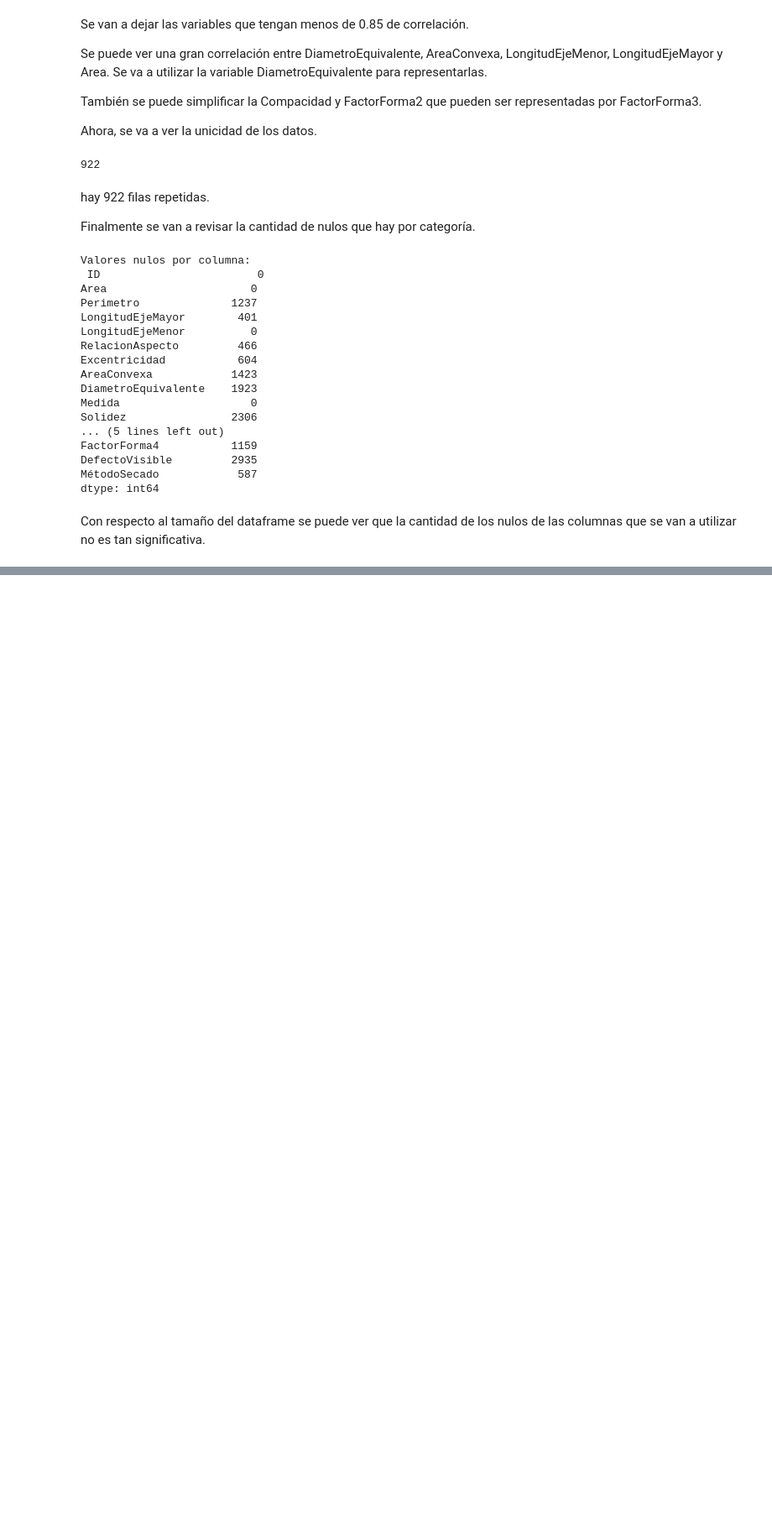
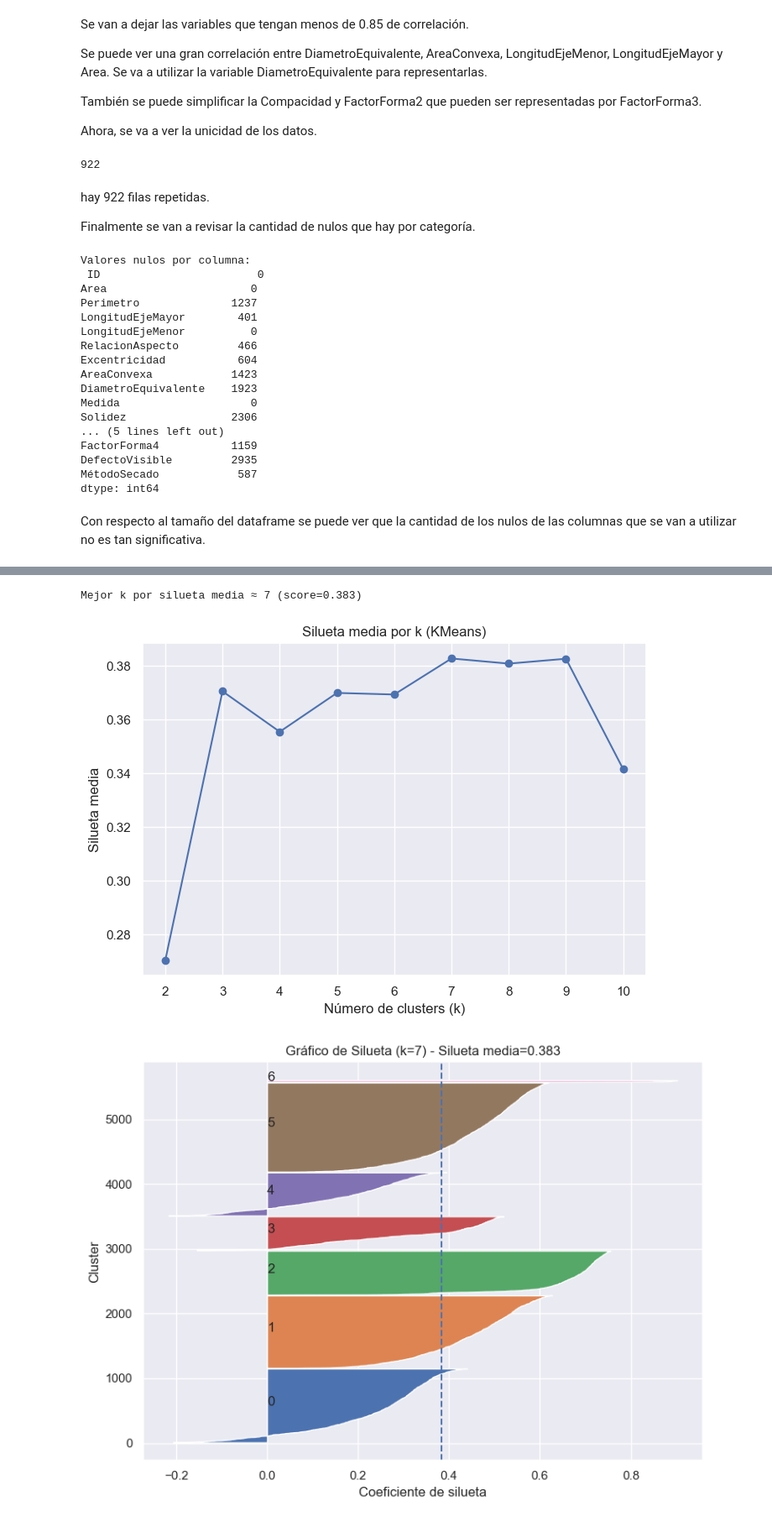
Before and after one commit to juandnn/ProyectoCafecitoMatutino-, a Jupyter notebook: laboratorio2.ipynb, the cells around one changed output, grey strips where cells are left out. Shown at 84% size. Cells and saved outputs as stored; diff of their text form; code cells hidden in the pictures; blank space fills up the shorter version.

```diff
--- a/laboratorio2.ipynb
+++ b/laboratorio2.ipynb
@@ -249,0 +483,55 @@ Con respecto al tamaño del dataframe se puede ver que la cantidad de los nulos
+# %%
+# Elegir K por silueta
+sil_avgs = []
+labels_por_k = {}
+model_por_k = {}
+
+for k in k_range:
+    km = KMeans(n_clusters=k, random_state=0, n_init='auto')
+    labels = km.fit_predict(X_sil)
+    sil_avg = silhouette_score(X_sil, labels)
+    sil_avgs.append(sil_avg)
+    labels_por_k[k] = labels
+    model_por_k[k] = km
+
+best_k = list(k_range)[int(np.argmax(sil_avgs))]
+print(f"Mejor k por silueta media ≈ {best_k} (score={sil_avgs[np.argmax(sil_avgs)]:.3f})")
+
+# Curva de silueta media vs k
+plt.figure(figsize=(7,5))
+plt.plot(list(k_range), sil_avgs, marker='o')
+plt.xticks(list(k_range))
+plt.xlabel('Número de clusters (k)')
+plt.ylabel('Silueta media')
+plt.title('Silueta media por k (KMeans)')
+plt.tight_layout()
+plt.show()
+
+
+# Grafico de silueta para el mejor
+k_for_sil = best_k
+labels = labels_por_k[k_for_sil]
+silhouette_vals = silhouette_samples(X_sil, labels)
+silhouette_avg = silhouette_score(X_sil, labels)
+
+fig, ax = plt.subplots(figsize=(8,6))
+y_lower = 10
+for i in range(k_for_sil):
+    ith_vals = silhouette_vals[labels == i]
+    ith_vals.sort()
+    size_i = ith_vals.shape[0]
+    y_upper = y_lower + size_i
+    ax.fill_betweenx(np.arange(y_lower, y_upper), 0, ith_vals)
+    ax.text(0.0, y_lower + 0.5 * size_i, str(i))
+    y_lower = y_upper + 10  # espacio entre clusters
+
+ax.axvline(x=silhouette_avg, linestyle='--')
+ax.set_xlabel('Coeficiente de silueta')
+ax.set_ylabel('Cluster')
+ax.set_title(f'Gráfico de Silueta (k={k_for_sil}) - Silueta media={silhouette_avg:.3f}')
+plt.tight_layout()
+plt.show()
+# %% [output]
+Mejor k por silueta media ≈ 7 (score=0.383)
+[figure, added]
+[figure, added]
```
Also changed, not shown: parts of 20 cells of this notebook.
